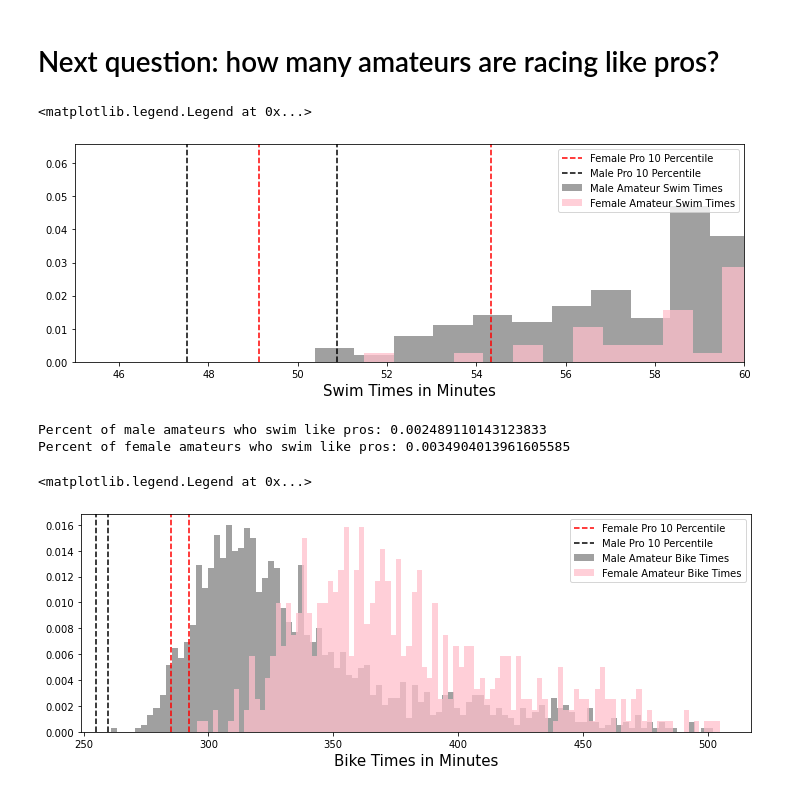
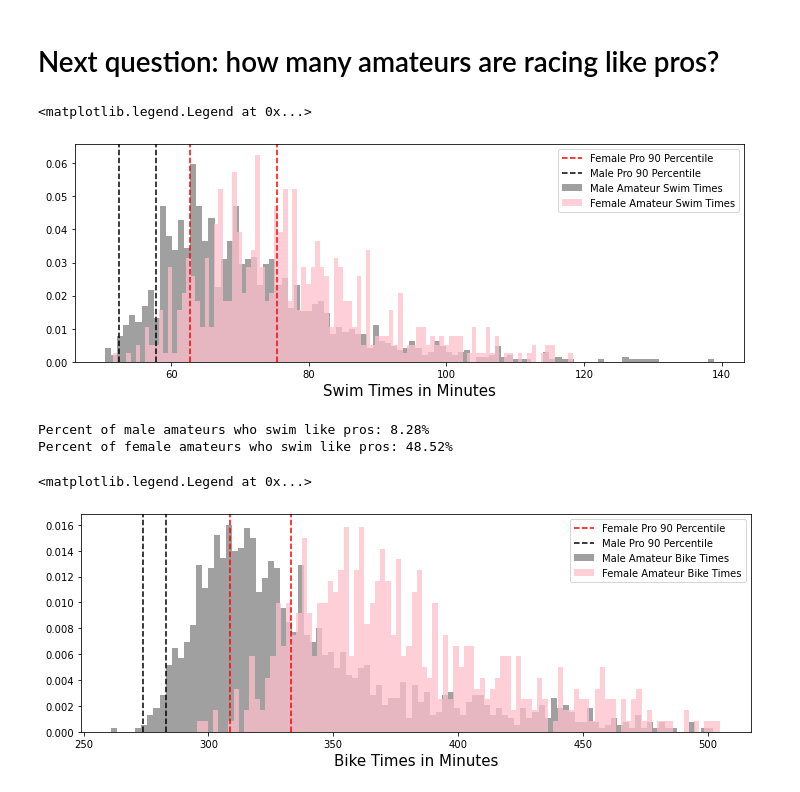
Before and after one commit to czaloumi/ironman-2019, a Jupyter notebook: ironman19.ipynb, the cells around one changed output. Saved outputs shown, nothing was run; the diff lists cells and outputs as text; code cells hidden in the pictures.

```diff
--- a/ironman19.ipynb
+++ b/ironman19.ipynb
@@ -268,6 +266,8 @@ def timedeltToSec(df, col):
     return df[col].apply(lambda x: x.total_seconds())
 # %%
-df['Swim'] = timedeltToSec(df, 'Swim')
-df['Bike'] = timedeltToSec(df, 'Bike')
-df['Run'] = timedeltToSec(df, 'Run')
-df['Overall'] = timedeltToSec(df, 'Overall')
+df['Swim'] = timedelt_tosec(df, 'Swim')
+df['Bike'] = timedelt_tosec(df, 'Bike')
+df['Run'] = timedelt_tosec(df, 'Run')
+df['Overall'] = timedelt_tosec(df, 'Overall')
+df['T1'] = timedelt_tosec(df, 'T1')
+df['T2'] = timedelt_tosec(df, 'T2')
@@ -515,8 +517,8 @@ Text(0.5, 0, 'Swim in Seconds')
 # %%
 # *********************** GO BACK AND COMBINE FEM & MALE PRO GRAPHS!!! *************************
 # %%
-fem_pro_10p = bootstrap_percentile(fem_pro, 'Swim', 1000, 10)
-male_pro_10p = bootstrap_percentile(male_pro, 'Swim', 1000, 10)
+fem_pro_90p = bootstrap_percentile(fem_pro, 'Swim', 1000, 90)
+male_pro_90p = bootstrap_percentile(male_pro, 'Swim', 1000, 90)
 # %%
 fig, ax = plt.subplots(2, 1, figsize=(12,4))
 
@@ -528,13 +530,13 @@ plt.tight_layout()
 # %%
-# 95 % Confident that this is our 10th Percentile
+# 95 % Confident that this is our 90th Percentile
 
-left_swimf10p = np.percentile(fem_pro_10p, 2.5)
-right_swimf10p = np.percentile(fem_pro_10p, 97.5)
+left_swimf90p = np.percentile(fem_pro_90p, 2.5)
+right_swimf90p = np.percentile(fem_pro_90p, 97.5)
 
-left_swimm10p = np.percentile(male_pro_10p, 2.5)
-right_swimm10p = np.percentile(male_pro_10p, 97.5)
+left_swimm90p = np.percentile(male_pro_90p, 2.5)
+right_swimm90p = np.percentile(male_pro_90p, 97.5)
 
-print(f'Female Pro Swim Times Bootstrap Confidence Interval for Population 10th Percentile (minutes): [{round(left_swimf10p, 2)}, {round(right_swimf10p,2)}]')
+print(f'Female Pro Swim Times Bootstrap Confidence Interval for Population 10th Percentile (minutes): [{round(left_swimf90p/60, 2)}, {round(right_swimf90p/60,2)}]')
 
-print(f'Male Pro Swim Times Bootstrap Confidence Interval for Population 10th Percentile (minutes): [{round(left_swimm10p, 2)}, {round(right_swimm10p,2)}]')
+print(f'Male Pro Swim Times Bootstrap Confidence Interval for Population 10th Percentile (minutes): [{round(left_swimm90p/60, 2)}, {round(right_swimm90p/60,2)}]')
 # %% [output]
@@ -581,31 +583,31 @@ Something to keep in mind is that to be considered pro, you would need to compet
 # %% [markdown]
 # Next question: how many amateurs are racing like pros?
 # %%
-m_agegroups_sw = (timedeltToSec(male_agegroups, 'Swim')) / 60
-f_agegroups_sw = (timedeltToSec(fem_agegroups, 'Swim')) / 60
+m_agegroups_sw = (timedelt_tosec(male_agegroups, 'Swim')) / 60
+f_agegroups_sw = (timedelt_tosec(fem_agegroups, 'Swim')) / 60
 # %%
 fig, ax = plt.subplots(1, figsize=(12,4))
 
 ax.hist(m_agegroups_sw, bins=100, density=True, color='grey', alpha=0.75, label='Male Amateur Swim Times')
 ax.hist(f_agegroups_sw, bins=100, density=True, color='pink', alpha=0.75, label='Female Amateur Swim Times')
-ax.axvline(left_swimf10p, c='red', linestyle="--", label='Female Pro 10 Percentile')
-ax.axvline(right_swimf10p, c='red', linestyle="--")
-ax.axvline(left_swimm10p, c='black', linestyle="--", label='Male Pro 10 Percentile')
-ax.axvline(right_swimm10p, c='black', linestyle="--")
-ax.set_xbound(45, 60)
+ax.axvline(left_swimf90p/60, c='red', linestyle="--", label='Female Pro 90 Percentile')
+ax.axvline(right_swimf90p/60, c='red', linestyle="--")
+ax.axvline(left_swimm90p/60, c='black', linestyle="--", label='Male Pro 90 Percentile')
+ax.axvline(right_swimm90p/60, c='black', linestyle="--")
+#ax.set_xbound(45, 60)
 ax.set_xlabel('Swim Times in Minutes', fontsize=15)
 ax.legend()
 # %% [output]
 <matplotlib.legend.Legend at 0x...>
-[figure, old version]
+[figure, new version]
 # %%
-m_sw = m_agegroups_sw[m_agegroups_sw <= right_swimm10p]
-f_sw = f_agegroups_sw[f_agegroups_sw <= right_swimf10p]
-mam_pros_sw = len(m_sw) / len(m_agegroups_sw)
-fam_pros_sw = len(f_sw) / len(f_agegroups_sw)
-print(f'Percent of male amateurs who swim like pros: {mam_pros_sw}')
-print(f'Percent of female amateurs who swim like pros: {fam_pros_sw}')
+m_sw = m_agegroups_sw[m_agegroups_sw <= right_swimm90p/60]
+f_sw = f_agegroups_sw[f_agegroups_sw <= right_swimf90p/60]
+mam_pros_sw = round((len(m_sw) / len(m_agegroups_sw))*100, 2)
+fam_pros_sw = round((len(f_sw) / len(f_agegroups_sw))*100, 2)
+print(f'Percent of male amateurs who swim like pros: {mam_pros_sw}%')
+print(f'Percent of female amateurs who swim like pros: {fam_pros_sw}%')
 # %% [output]
-Percent of male amateurs who swim like pros: 0.002489110143123833
-Percent of female amateurs who swim like pros: 0.0034904013961605585
+Percent of male amateurs who swim like pros: 8.28%
+Percent of female amateurs who swim like pros: 48.52%
 # %%
@@ -616,13 +618,13 @@ fig, ax = plt.subplots(1, figsize=(12,4))
 
 ax.hist(m_agegroups_b, bins=100, density=True, color='grey', alpha=0.75, label='Male Amateur Bike Times')
 ax.hist(f_agegroups_b, bins=100, density=True, color='pink', alpha=0.75, label='Female Amateur Bike Times')
-ax.axvline(left_bikef10p/60, c='red', linestyle="--", label='Female Pro 10 Percentile')
-ax.axvline(right_bikef10p/60, c='red', linestyle="--")
-ax.axvline(left_bikem10p/60, c='black', linestyle="--", label='Male Pro 10 Percentile')
-ax.axvline(right_bikem10p/60, c='black', linestyle="--")
+ax.axvline(left_bikef90p/60, c='red', linestyle="--", label='Female Pro 90 Percentile')
+ax.axvline(right_bikef90p/60, c='red', linestyle="--")
+ax.axvline(left_bikem90p/60, c='black', linestyle="--", label='Male Pro 90 Percentile')
+ax.axvline(right_bikem90p/60, c='black', linestyle="--")
 ax.set_xlabel('Bike Times in Minutes', fontsize=15)
 ax.legend()
 # %% [output]
 <matplotlib.legend.Legend at 0x...>
-[figure, old version]
+[figure, new version]
 # %%
```
Also changed, not shown: parts of 34 cells of this notebook.
